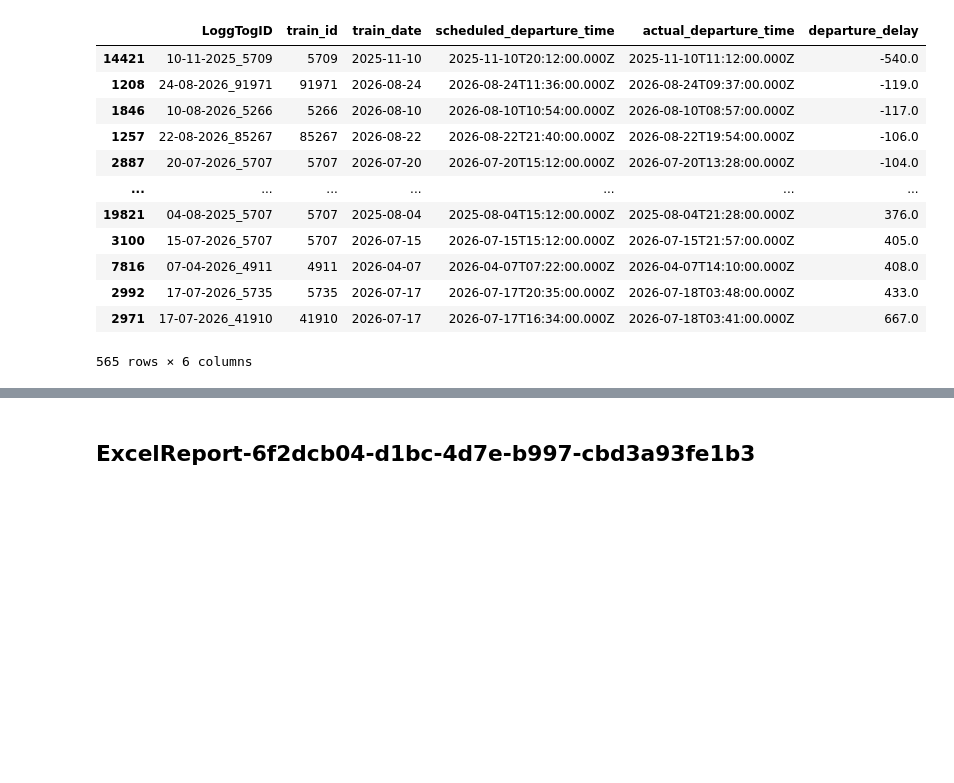
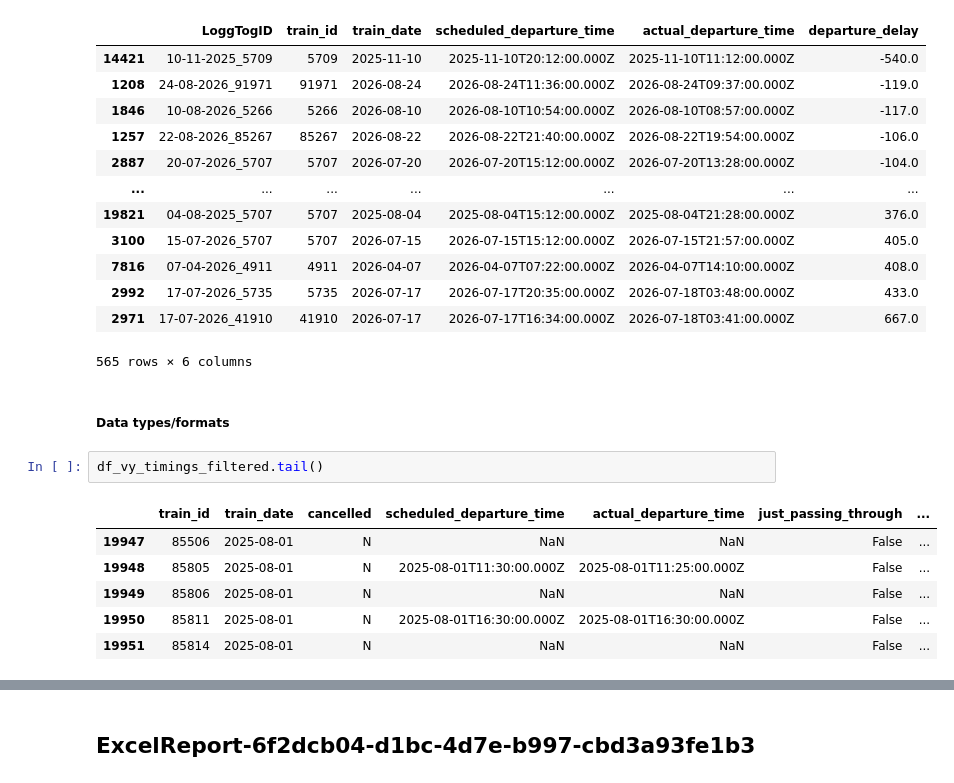
Before and after one commit to KriStrom/masteroppgave26SixSigmaDataanalyse, a Jupyter notebook: 01_measure_phase/01_01_data_quality_analysis.ipynb, the cells around one changed output, grey strips where cells are left out. Drawn from its saved outputs; the diff is of its cells as text; blank space fills up the shorter version.

Commit message:
added format analysis to vy timing dataset

```diff
--- a/01_measure_phase/01_01_data_quality_analysis.ipynb
+++ b/01_measure_phase/01_01_data_quality_analysis.ipynb
@@ -685,3 +685,14 @@ Number of boxplot outliers: 565
 | 2992 | 17-07-2026_5735 | 5735 | 2026-07-17 | 2026-07-17T20:35:00.000Z | 2026-07-18T03:48:00.000Z | 433.0 |
 | 2971 | 17-07-2026_41910 | 41910 | 2026-07-17 | 2026-07-17T16:34:00.000Z | 2026-07-18T03:41:00.000Z | 667.0 |
 565 rows × 6 columns
+# %% [markdown]
+##### Data types/formats
+# %%
+df_vy_timings_filtered.tail()
+# %% [output]
+|  | train_id | train_date | cancelled | scheduled_departure_time | actual_departure_time | just_passing_through | ... |
+| 19947 | 85506 | 2025-08-01 | N | NaN | NaN | False | ... |
+| 19948 | 85805 | 2025-08-01 | N | 2025-08-01T11:30:00.000Z | 2025-08-01T11:25:00.000Z | False | ... |
+| 19949 | 85806 | 2025-08-01 | N | NaN | NaN | False | ... |
+| 19950 | 85811 | 2025-08-01 | N | 2025-08-01T16:30:00.000Z | 2025-08-01T16:30:00.000Z | False | ... |
+| 19951 | 85814 | 2025-08-01 | N | NaN | NaN | False | ... |
```
Also changed, not shown: parts of 6 cells of this notebook.
